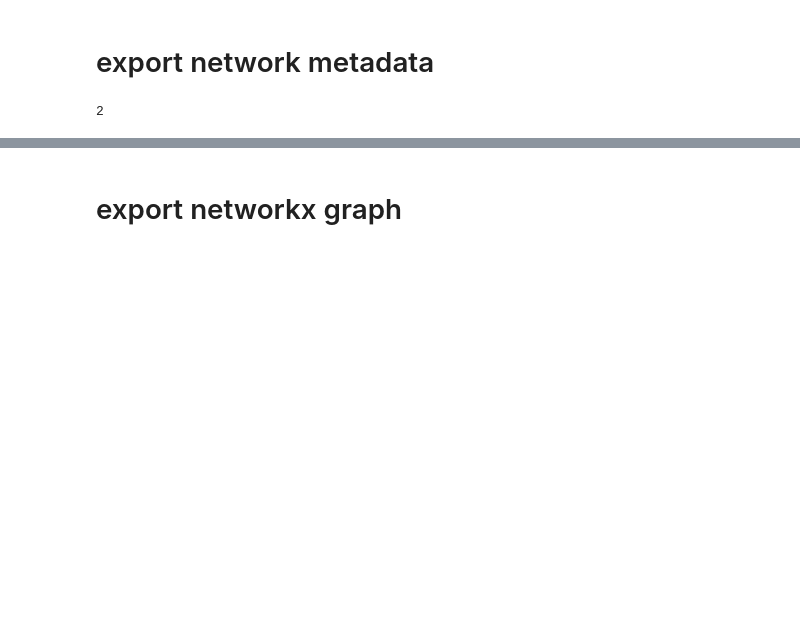
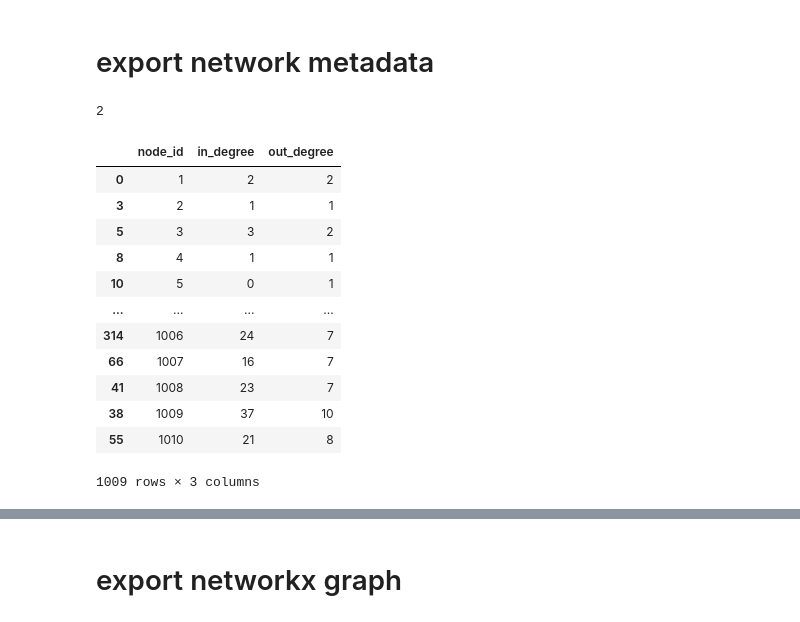
Before and after one commit to nouyang/fake-banking-data, a Jupyter notebook: 0c - main_pt3.ipynb, the cells around one changed output, grey strips where cells are left out. Cells and saved outputs as stored; diff of their text form; code cells hidden in the pictures; blank space fills up the shorter version.

```diff
--- a/0c - main_pt3.ipynb
+++ b/0c - main_pt3.ipynb
@@ -593,7 +593,22 @@ G.in_degree[1]
 # %%
 #display(pd.DataFrame(G.out_degree).head())
 #display(pd.DataFrame(G.in_degree).head())
 df_out_deg = pd.DataFrame(G.out_degree(), columns=['node_id', 'out_degree'])
 df_in_deg = pd.DataFrame(G.in_degree(), columns=['node_id', 'in_degree'])
-pd.merge(df_in_deg, df_out_deg, on='node_id' ).to_csv(
+df_degs = pd.merge(df_in_deg, df_out_deg, on='node_id' )
+df_degs.to_csv(
     'tabular_graph_features.csv', index=False)
+# %% [output]
+|  | node_id | in_degree | out_degree |
+| 0 | 1 | 2 | 2 |
+| 3 | 2 | 1 | 1 |
+| 5 | 3 | 3 | 2 |
+| 8 | 4 | 1 | 1 |
+| 10 | 5 | 0 | 1 |
+| ... | ... | ... | ... |
+| 314 | 1006 | 24 | 7 |
+| 66 | 1007 | 16 | 7 |
+| 41 | 1008 | 23 | 7 |
+| 38 | 1009 | 37 | 10 |
+| 55 | 1010 | 21 | 8 |
+1009 rows × 3 columns
```
Also changed, not shown: parts of 6 cells of this notebook, 3 other files.
